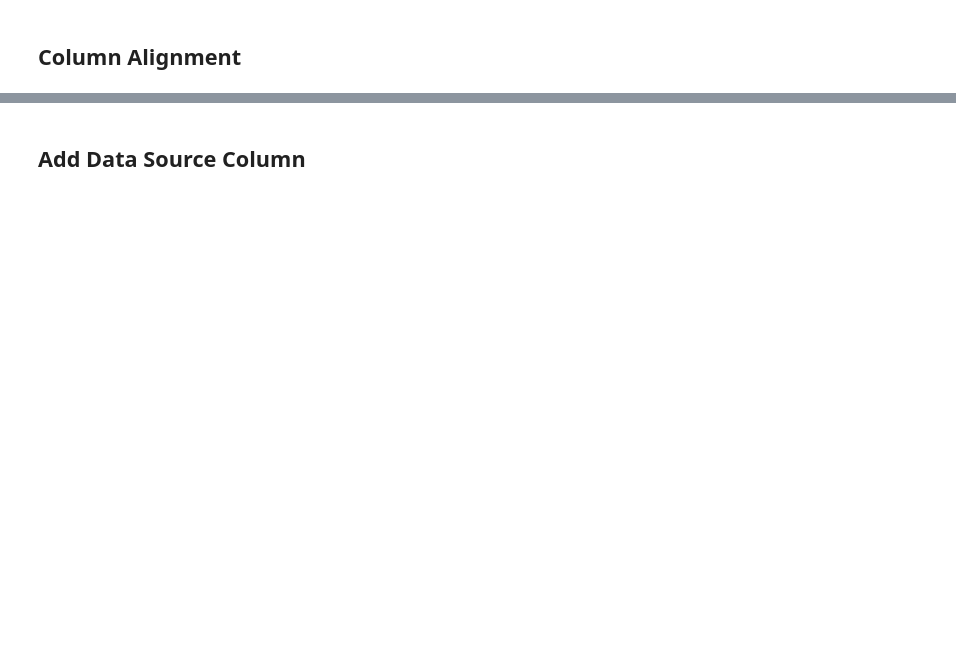
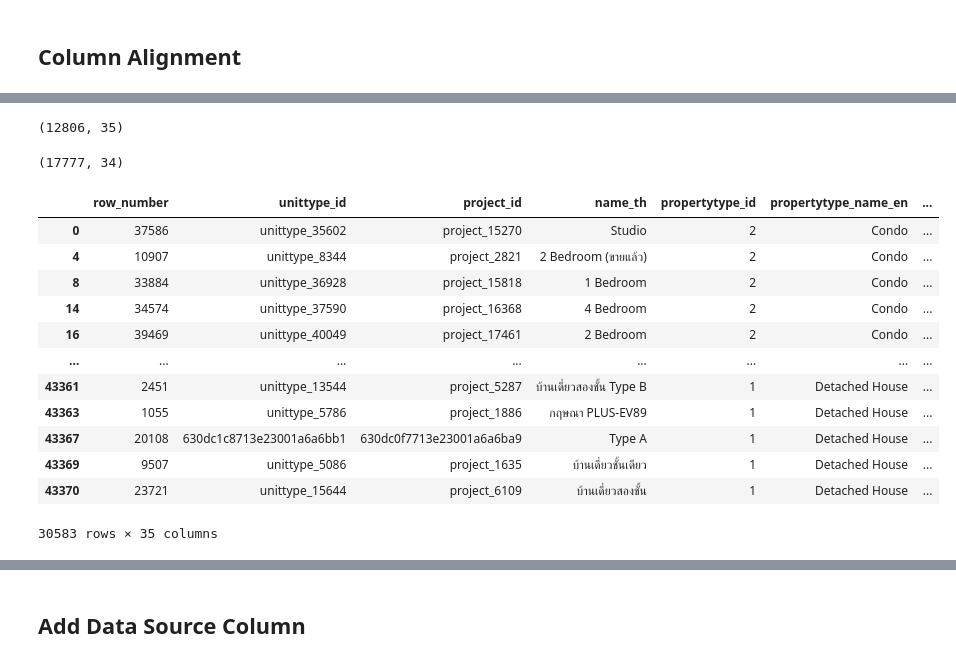
Before and after one commit to TKhahahah/BSC_DPDM2025, a Jupyter notebook: Ch3_Data_Preprocessing.ipynb, the cells around one changed output, grey strips where cells are left out. Cells and saved outputs as stored; diff of their text form; code cells hidden in the pictures; blank space fills up the shorter version.

```diff
--- a/Ch3_Data_Preprocessing.ipynb
+++ b/Ch3_Data_Preprocessing.ipynb
@@ -553,0 +691,11 @@ unnittype.head(10)
+# %%
+columns_titles = ['row_number', 'unittype_id', 'project_id', 'name_th', 'propertytype_id',
+       'propertytype_name_en', 'propertytype_name_th', 'area_total_min_wa',
+       'area_usable_min', 'price_min', 'count_airconditioner',
+       'count_elevator', 'count_floor_internal', 'count_parking',
+       'count_room_bath', 'count_room_bed', 'count_room_dinning',
+       'count_room_guest', 'count_room_kitchen', 'count_room_living',
+       'count_room_maid', 'count_room_storage', 'count_room_utility',
+       'date_created', 'date_updated', 'source', 'url_unittype', 'day',
+       'ชื่อโครงการ', 'ชื่อผู้พัฒนา', 'ย่าน', 'ตำบล', 'อำเภอ', 'จังหวัด']
+condo_swap = condo.reindex(columns=columns_titles)
@@ -553,0 +733,26 @@ unnittype.head(10)
+# %%
+condo_swap['price_min_bath'] = condo_swap['price_min']*1000000
+# %%
+condo_swap.shape
+# %% [output]
+(12806, 35)
+# %%
+house.shape
+# %% [output]
+(17777, 34)
+# %%
+pd.concat([condo_swap,house])
+# %% [output]
+|  | row_number | unittype_id | project_id | name_th | propertytype_id | propertytype_name_en | ... |
+| 0 | 37586 | unittype_35602 | project_15270 | Studio | 2 | Condo | ... |
+| 4 | 10907 | unittype_8344 | project_2821 | 2 Bedroom (ขายแล้ว) | 2 | Condo | ... |
+| 8 | 33884 | unittype_36928 | project_15818 | 1 Bedroom | 2 | Condo | ... |
+| 14 | 34574 | unittype_37590 | project_16368 | 4 Bedroom | 2 | Condo | ... |
+| 16 | 39469 | unittype_40049 | project_17461 | 2 Bedroom | 2 | Condo | ... |
+| ... | ... | ... | ... | ... | ... | ... | ... |
+| 43361 | 2451 | unittype_13544 | project_5287 | บ้านเดี่ยวสองชั้น Type B | 1 | Detached House | ... |
+| 43363 | 1055 | unittype_5786 | project_1886 | กฤษณา PLUS-EV89 | 1 | Detached House | ... |
+| 43367 | 20108 | 630dc1c8713e23001a6a6bb1 | 630dc0f7713e23001a6a6ba9 | Type A | 1 | Detached House | ... |
+| 43369 | 9507 | unittype_5086 | project_1635 | บ้านเดี่ยวชั้นเดียว | 1 | Detached House | ... |
+| 43370 | 23721 | unittype_15644 | project_6109 | บ้านเดี่ยวสองชั้น | 1 | Detached House | ... |
+30583 rows × 35 columns
```
Also changed, not shown: parts of 37 cells of this notebook.
